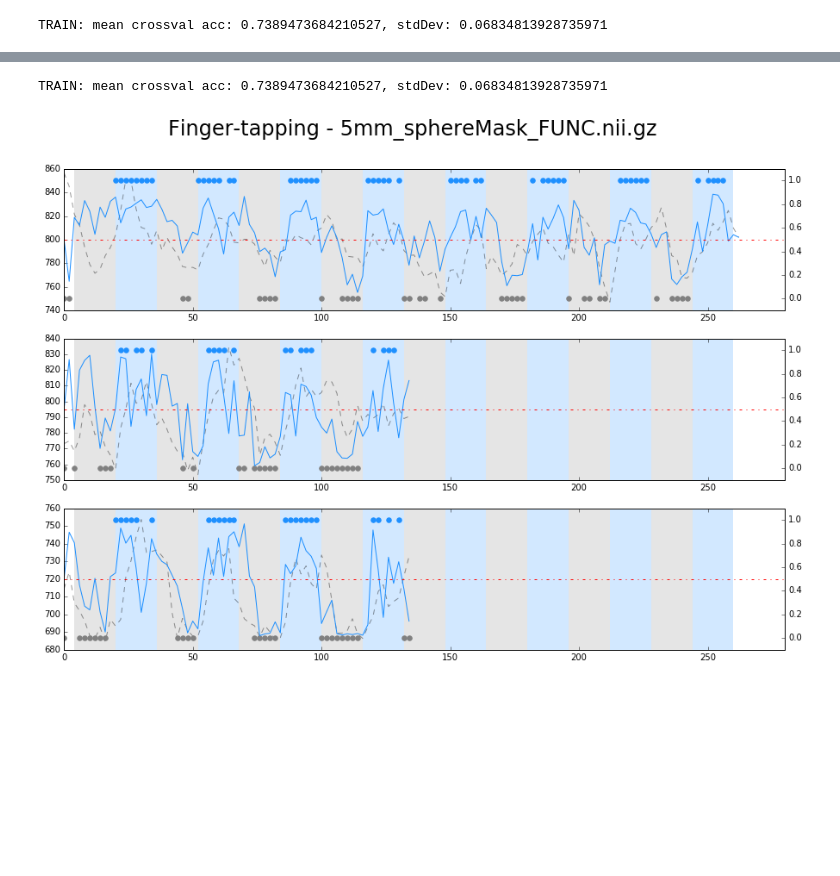
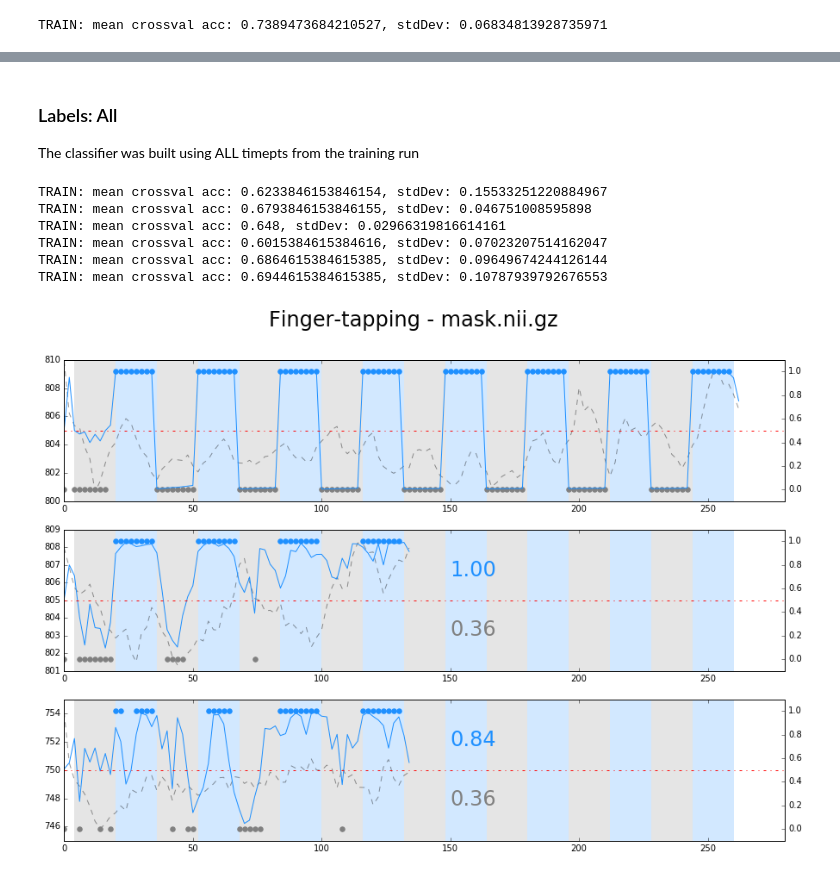
Before and after one commit to jeffmacinnes/b2b, a Jupyter notebook: analysis/pilot2/pilot2_analyses.ipynb, the cells around one changed output, grey strips where cells are left out. Drawn from its saved outputs; the diff is of its cells as text; code cells hidden in the pictures; blank space fills up the shorter version.

```diff
--- a/analysis/pilot2/pilot2_analyses.ipynb
+++ b/analysis/pilot2/pilot2_analyses.ipynb
@@ -344,3 +344,13 @@ def plotClassifierResults(maskFile, trainLabelsFile, trainFunc, testFunc1, testF
             thisAx.axvspan(r, r+16, facecolor='gray', edgecolor='none', alpha=0.2)
         for a in activeOnsets:
             thisAx.axvspan(a, a+16, facecolor=taskColor, edgecolor='none', alpha=0.2)
+
+        # Annotate plot with mean accuracy (test runs only)
+        if i>0:
+            # active timept accuracy
+            meanActiveAcc = '{:.2f}'.format(sum(correctActiveTimepts)/sum(isActiveLabel))
+            thisAx_prob.text(150, .7, meanActiveAcc, fontsize=24, color=taskColor)
+
+            # rest timept accuracy
+            meanRestAcc = '{:.2f}'.format(sum(correctRestTimepts)/sum(isRestLabel))
+            thisAx_prob.text(150, .2, meanRestAcc, fontsize=24, color='gray')
@@ -347,11 +500,28 @@ def plotClassifierResults(maskFile, trainLabelsFile, trainFunc, testFunc1, testF
+# %% [markdown]
+### Labels: All
+
+The classifier was built using ALL timepts from the training run
 # %%
 trainRun = join(rtDir, 'func_0000.nii.gz')
 testRun1 = join(rtDir, 'func_0001.nii.gz')
 testRun2 = join(rtDir, 'func_0002.nii.gz')
-maskFile = join(rtDir, '5mm_sphereMask_FUNC.nii.gz')
-labelsFile = join(rtDir, 'timingFiles/fullRunLabels_excl2.txt')
+labelsFile = join(rtDir, 'timingFiles/fullRunLabels.txt')
 
-plotClassifierResults(maskFile, labelsFile, trainRun, testRun1, testRun2, 'finger-tapping')
+masks = ['firstLevel+.feat/mask.nii.gz',
+         '5mm_sphereMask_FUNC.nii.gz',
+         '7mm_sphereMask_FUNC.nii.gz',
+         '10mm_sphereMask_FUNC.nii.gz',
+         'mask_transforms/FUNC_masks/motorCortex_L_50prob_FUNC_mask.nii.gz',
+         'mask_transforms/FUNC_masks/motorCortex_combined_50prob_FUNC_mask.nii.gz']
+
+for mask in masks:
+    maskFile = join(rtDir, mask)
+    plotClassifierResults(maskFile, labelsFile, trainRun, testRun1, testRun2, 'finger-tapping')
 # %% [output]
-TRAIN: mean crossval acc: 0.7389473684210527, stdDev: 0.06834813928735971
+TRAIN: mean crossval acc: 0.6233846153846154, stdDev: 0.15533251220884967
+TRAIN: mean crossval acc: 0.6793846153846155, stdDev: 0.046751008595898
+TRAIN: mean crossval acc: 0.648, stdDev: 0.02966319816614161
+TRAIN: mean crossval acc: 0.6015384615384616, stdDev: 0.07023207514162047
+TRAIN: mean crossval acc: 0.6864615384615385, stdDev: 0.09649674244126144
+TRAIN: mean crossval acc: 0.6944615384615385, stdDev: 0.10787939792676553
-[figure, old version]
+[figure, new version]
```
Also changed, not shown: parts of 12 cells of this notebook, 3 other files.
